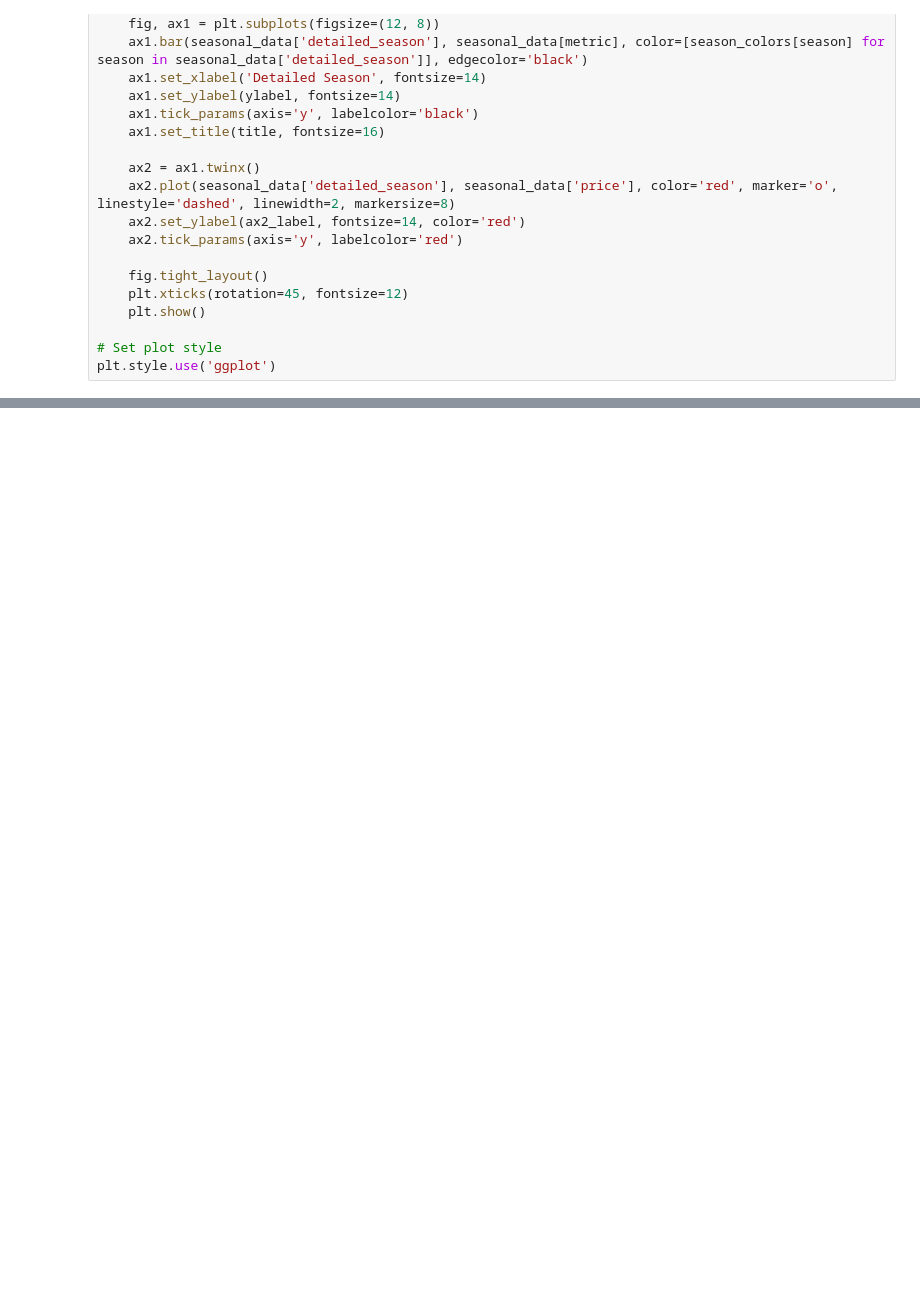
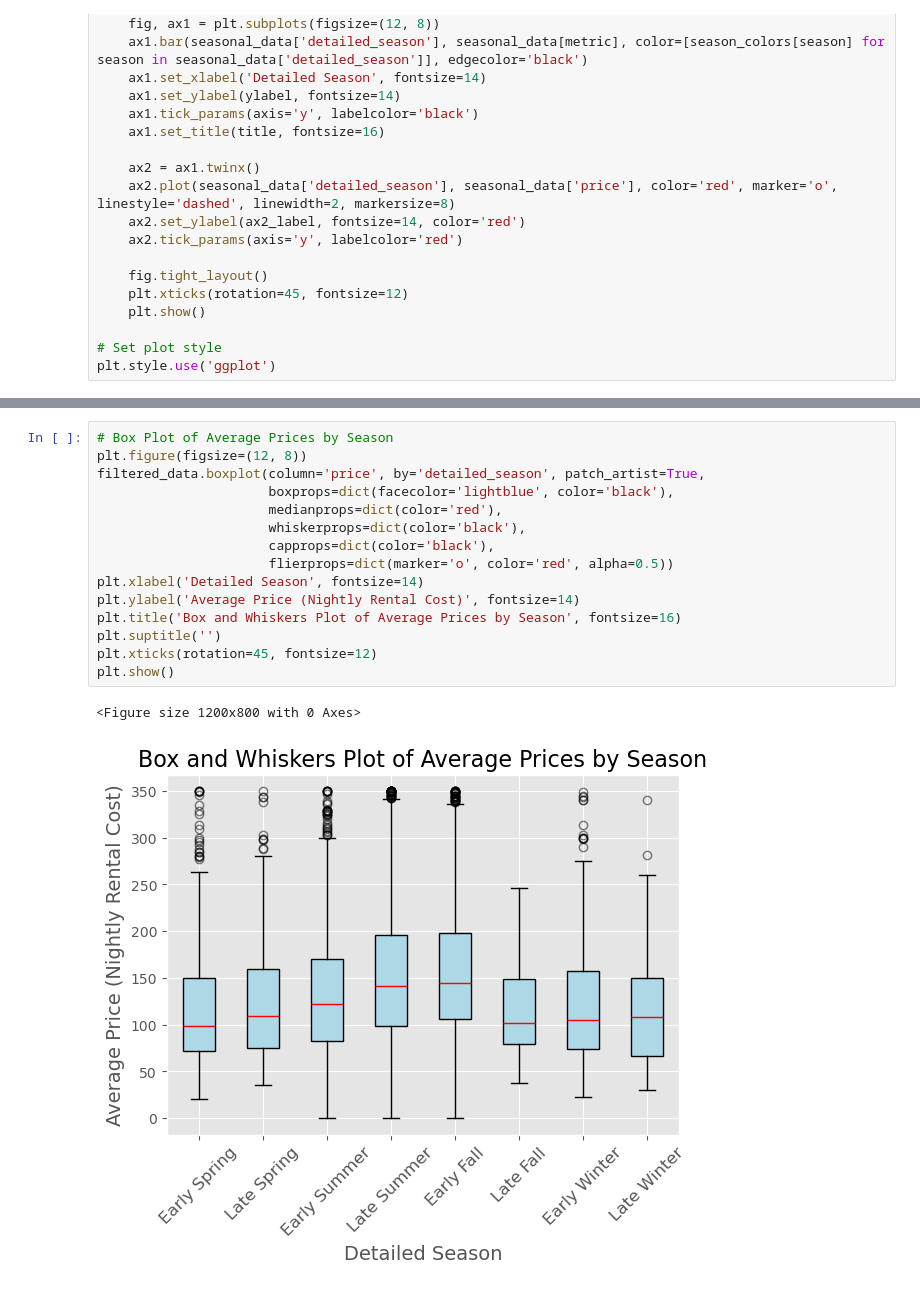
Before and after one commit to zenobiajazmin/my-project1-repo, a Jupyter notebook: AirBNB_detailed_season.ipynb, the cells around one changed output, grey strips where cells are left out. Drawn from its saved outputs; the diff is of its cells as text; blank space fills up the shorter version.

```diff
--- a/AirBNB_detailed_season.ipynb
+++ b/AirBNB_detailed_season.ipynb
@@ -139,3 +147,21 @@ plot_seasonal_data(seasonal_data, 'availability_365', 'Average Availability', 'A
+# %%
+# Box Plot of Average Prices by Season
+plt.figure(figsize=(12, 8))
+filtered_data.boxplot(column='price', by='detailed_season', patch_artist=True,
+                      boxprops=dict(facecolor='lightblue', color='black'),
+                      medianprops=dict(color='red'),
+                      whiskerprops=dict(color='black'),
+                      capprops=dict(color='black'),
+                      flierprops=dict(marker='o', color='red', alpha=0.5))
+plt.xlabel('Detailed Season', fontsize=14)
+plt.ylabel('Average Price (Nightly Rental Cost)', fontsize=14)
+plt.title('Box and Whiskers Plot of Average Prices by Season', fontsize=16)
+plt.suptitle('')
+plt.xticks(rotation=45, fontsize=12)
+plt.show()
+# %% [output]
+<Figure size 1200x800 with 0 Axes>
+[figure, added]
 # %%
 # Perform ANOVA tests for each metric
 anova_results = {}
```
Also changed, not shown: parts of 11 cells of this notebook, 2 other files.
